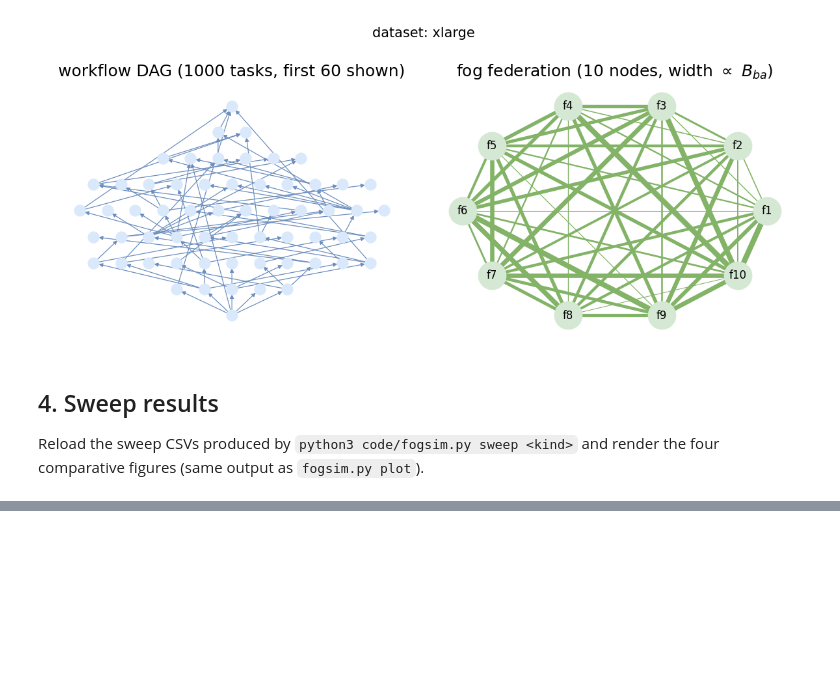
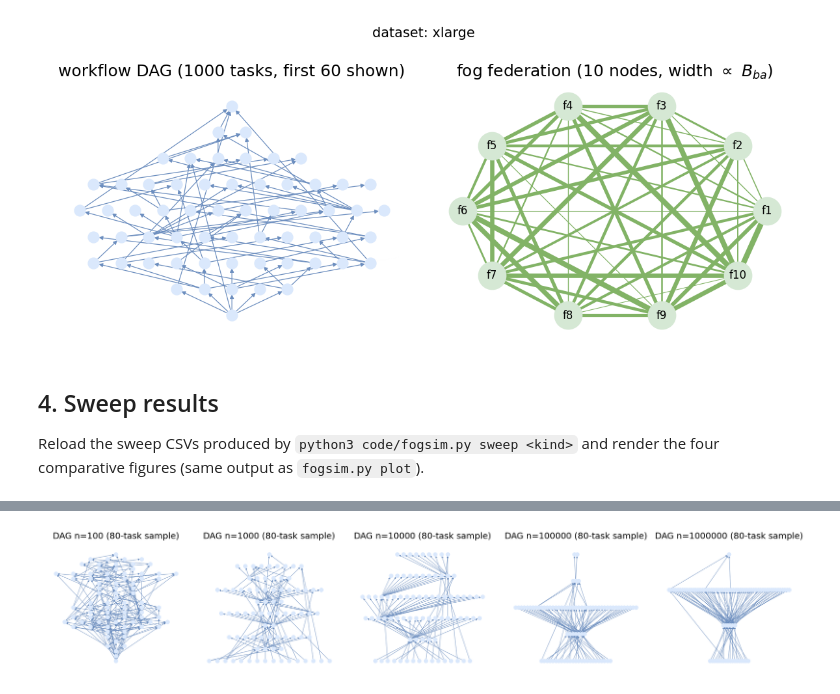
Before and after one commit to gayanigupta/data-aware-scheduling, a Jupyter notebook: notebooks/experiments.ipynb, the cells around one changed output, grey strips where cells are left out. Saved outputs shown, nothing was run; the diff lists cells and outputs as text; code cells hidden in the pictures; blank space fills up the shorter version.

```diff
--- a/notebooks/experiments.ipynb
+++ b/notebooks/experiments.ipynb
@@ -13,6 +13,7 @@ This notebook stores the test runs behind Section VI of the paper. It
 Run all cells from the project root. Requires NumPy, SciPy, pandas,
 matplotlib, and networkx.
 # %%
+# imports and path setup so the notebook can use the simulator package
 import os, sys, time
 
 import numpy as np
@@ -20,7 +21,9 @@ import pandas as pd
 import matplotlib.pyplot as plt
 import networkx as nx
 
-ROOT = os.path.abspath(os.path.join(os.getcwd(), ".."))
+# works whether the kernel is started in notebooks/ or the repo root
+_cwd = os.getcwd()
+ROOT = _cwd if os.path.isdir(os.path.join(_cwd, "code")) else os.path.dirname(_cwd)
 sys.path.insert(0, os.path.join(ROOT, "code"))
 
 from fogsim import (INST_DIR, RES_DIR,
@@ -236,0 +351,36 @@ param
+# %%
+# Sampled views of the large DAGs: a depth-bounded neighbourhood around a
+# random task keeps the drawing readable at any dataset size.
+def draw_edge_list_dag(edges, n, ax, sample=80, seed=0):
+    g = nx.from_edgelist(edges, create_using=nx.DiGraph)
+    rng = np.random.default_rng(seed)
+    if n > sample:
+        start = int(rng.integers(n))
+        sub = nx.bfs_tree(g.to_undirected(), start, depth_limit=4)
+        sub = g.subgraph(list(sub.nodes)[:sample])
+    else:
+        sub = g
+    sub = nx.DiGraph(sub)
+    # longest-path layering inside the sampled subgraph
+    lv = {u: 0 for u in nx.topological_sort(sub)}
+    for u in nx.topological_sort(sub):
+        for v in sub.successors(u):
+            lv[v] = max(lv[v], lv[u] + 1)
+    nx.set_node_attributes(sub, lv, "layer")
+    pos = nx.multipartite_layout(sub, subset_key="layer",
+                                 align="horizontal")
+    nx.draw(sub, pos, ax=ax, node_size=25, node_color="#dae8fc",
+            edge_color="#6c8ebf", arrows=True, arrowsize=5, width=0.5,
+            with_labels=False)
+    ax.set_title(f"DAG n={n} ({len(sub)}-task sample)")
+
+
+fig, axes = plt.subplots(1, 5, figsize=(15, 3.0), dpi=150)
+for ax, (n, edges) in zip(axes, big_graphs.items()):
+    draw_edge_list_dag(edges, n, ax)
+fig.tight_layout()
+fig.savefig(os.path.join(RES_DIR, "large_dag_samples.png"),
+            bbox_inches="tight", facecolor="white")
+plt.show()
+# %% [output]
+[figure, added]
```
Also changed, not shown: parts of 9 cells of this notebook, 26 other files.
